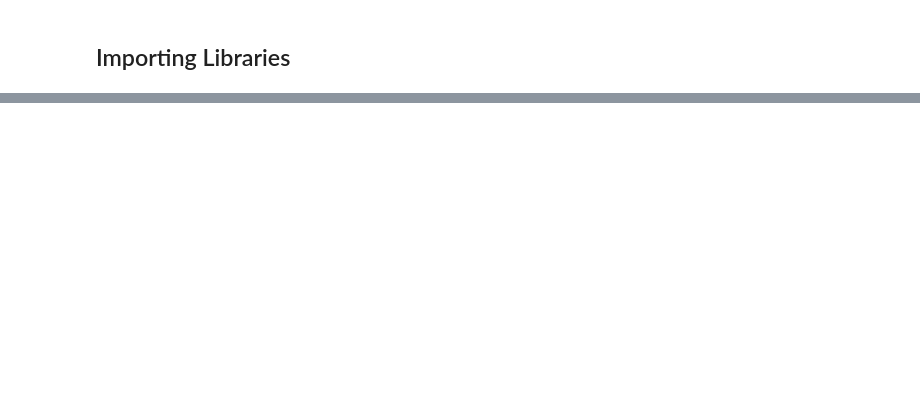
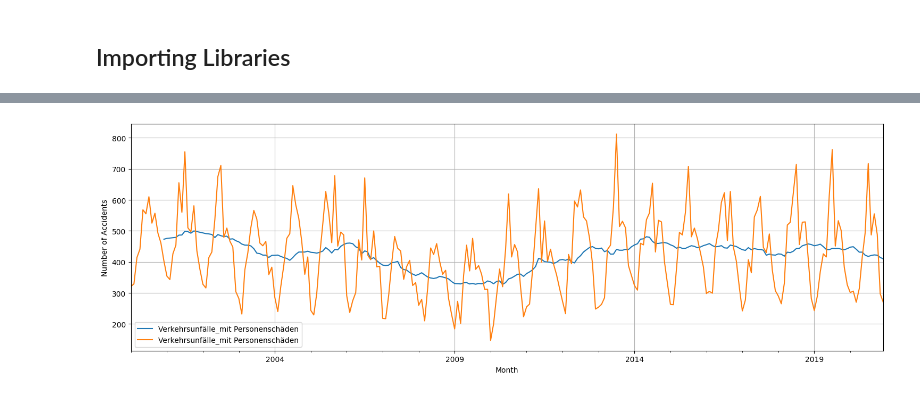
Before and after one commit to nullHawk/dps-munich-ai-challenge, a Jupyter notebook: notebook.ipynb, the cells around one changed output, grey strips where cells are left out. Drawn from its saved outputs; the diff is of its cells as text; code cells hidden in the pictures; blank space fills up the shorter version.

```diff
--- a/notebook.ipynb
+++ b/notebook.ipynb
@@ -329,0 +113,10 @@ make_prediction(2023, 9)
+# %%
+pivot_Wert['Verkehrsunfälle_mit Personenschäden'].rolling(window=12).mean().plot(figsize=(15, 5), legend=True)
+pivot_Wert['Verkehrsunfälle_mit Personenschäden'].plot(figsize=(15, 5), legend=True)
+
+plt.xlabel('Month')
+plt.ylabel('Number of Accidents')
+plt.grid(True)
+plt.tight_layout()
+# %% [output]
+[figure, added]
```
Also changed, not shown: parts of 68 cells of this notebook, 6 other files.
